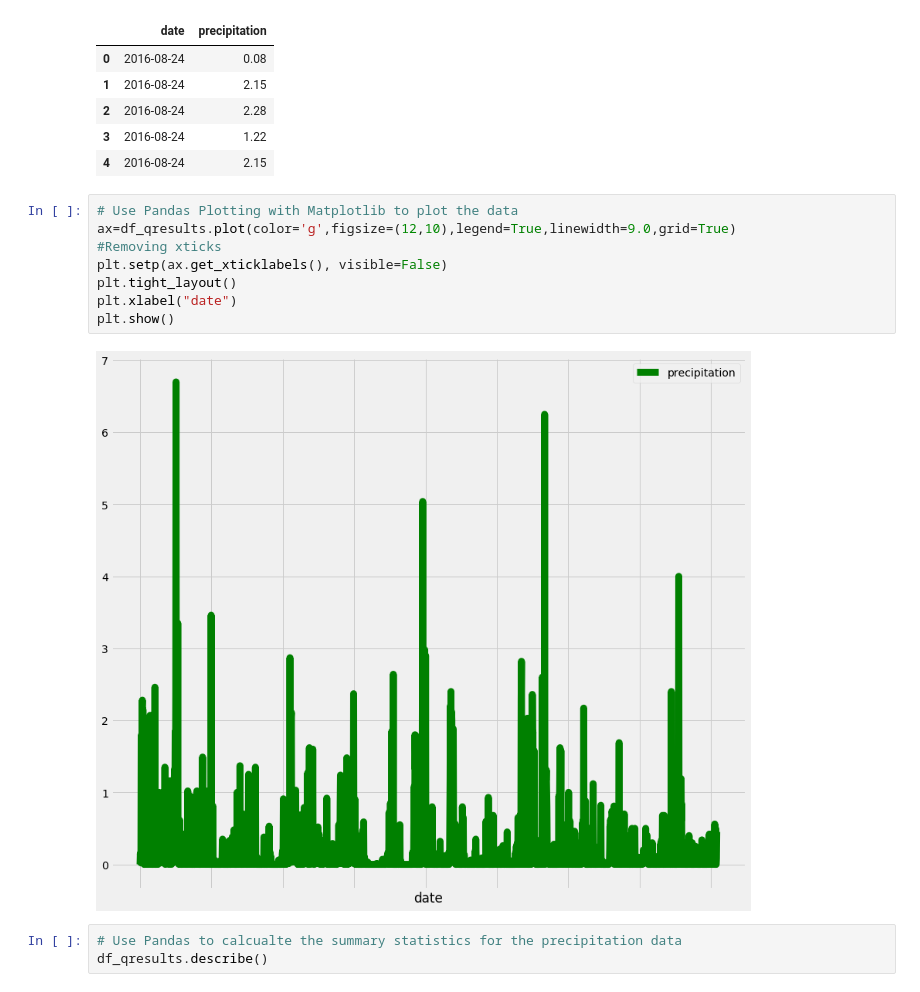
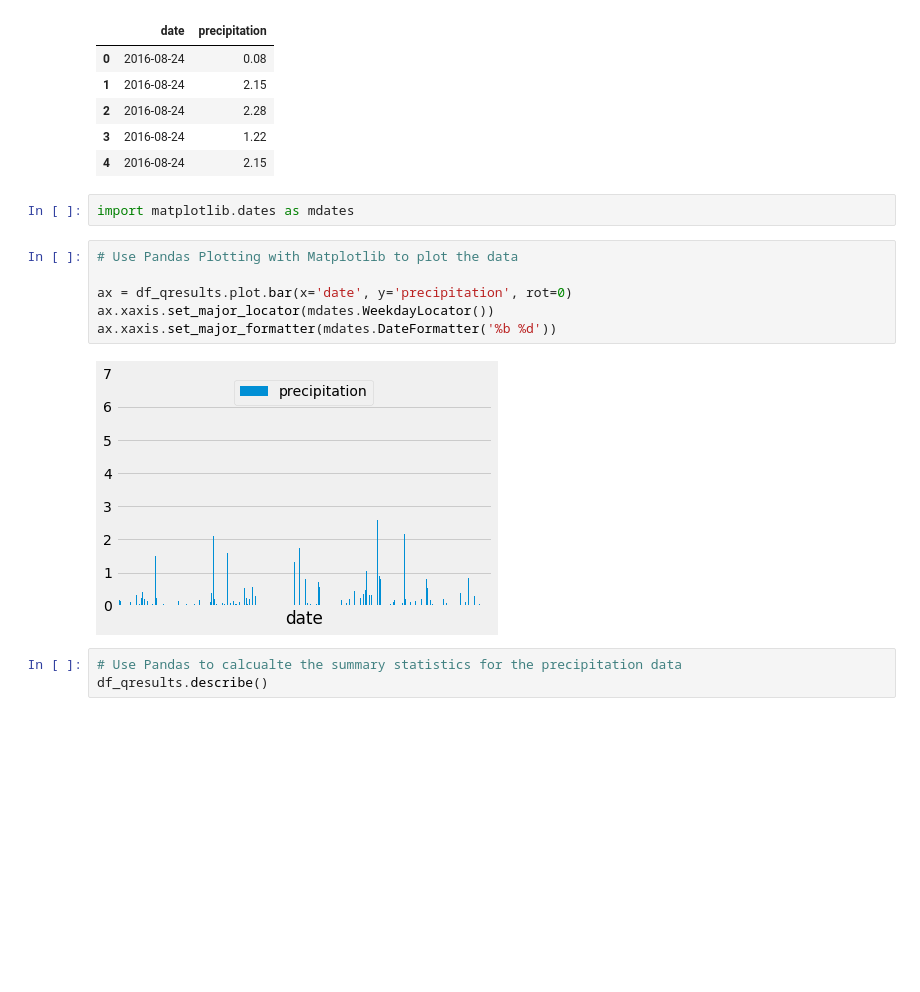
Before and after one commit to GT-Bootcamp/sqlalchemy-challenge, a Jupyter notebook: Instructions/climate_starter.ipynb, the cells around one changed output. Saved outputs shown, nothing was run; the diff lists cells and outputs as text; blank space fills up the shorter version.

```diff
--- a/Instructions/climate_starter.ipynb
+++ b/Instructions/climate_starter.ipynb
@@ -99,16 +99,16 @@ df_qresults.head()
 | 2 | 2016-08-24 | 2.28 |
 | 3 | 2016-08-24 | 1.22 |
 | 4 | 2016-08-24 | 2.15 |
-# %%
-# Use Pandas Plotting with Matplotlib to plot the data
-ax=df_qresults.plot(color='g',figsize=(12,10),legend=True,linewidth=9.0,grid=True)
-#Removing xticks
-plt.setp(ax.get_xticklabels(), visible=False)
-plt.tight_layout()
-plt.xlabel("date")
-plt.show()
-# %% [output]
-[figure, removed]
+# %%
+import matplotlib.dates as mdates
+# %%
+# Use Pandas Plotting with Matplotlib to plot the data
+
+ax = df_qresults.plot.bar(x='date', y='precipitation', rot=0)
+ax.xaxis.set_major_locator(mdates.WeekdayLocator())
+ax.xaxis.set_major_formatter(mdates.DateFormatter('%b %d'))
+# %% [output]
+[figure, added]
 # %%
 # Use Pandas to calcualte the summary statistics for the precipitation data
 df_qresults.describe()
```
